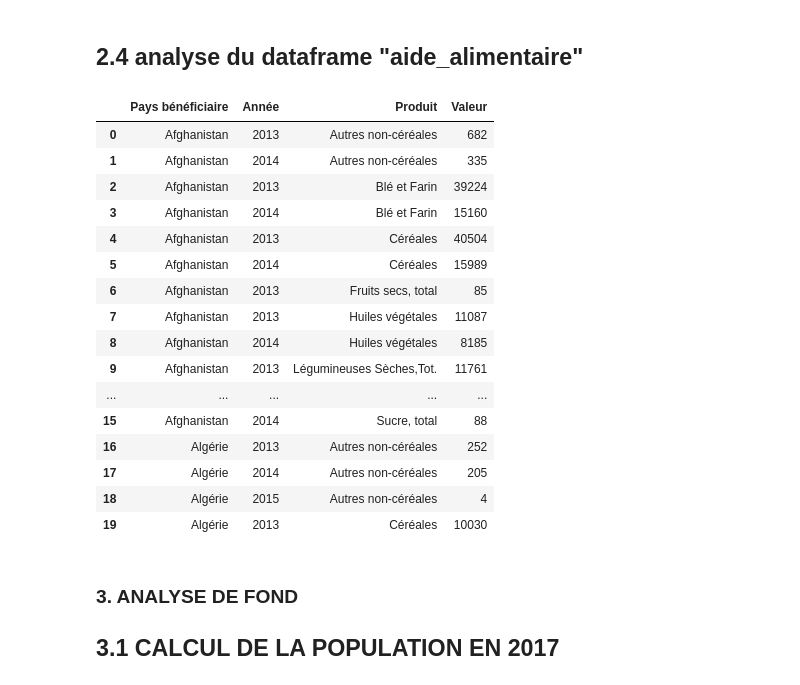
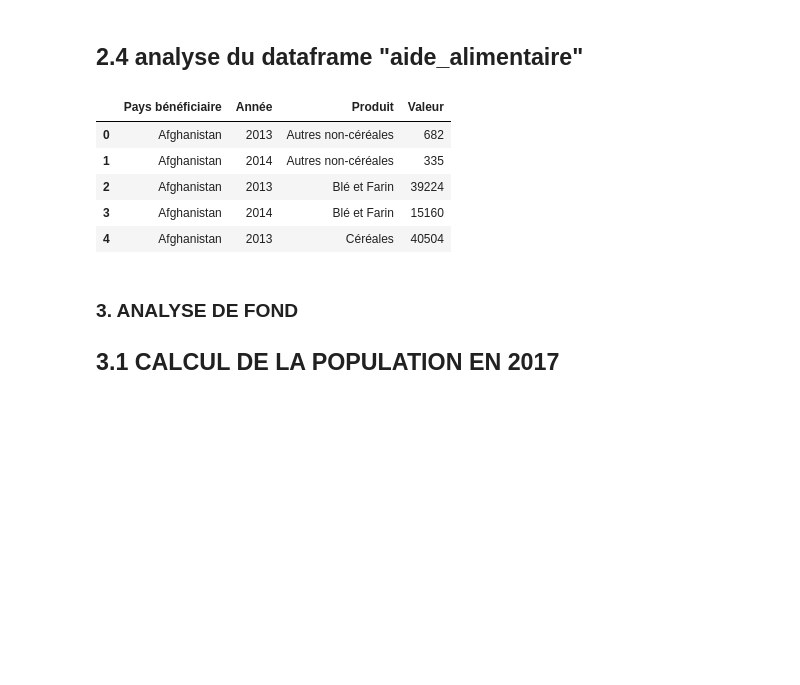
Before and after one commit to Tedjoulemohermann/Tedjoulemohermann, a Jupyter notebook: Projet1_analytics_Hermann.ipynb, the cells around one changed output. Drawn from its saved outputs; the diff is of its cells as text; code cells hidden in the pictures; blank space fills up the shorter version.

```diff
--- a/Projet1_analytics_Hermann.ipynb
+++ b/Projet1_analytics_Hermann.ipynb
@@ -188,25 +177,14 @@ memory usage: 2.1+ MB
 ## 2.4 analyse du dataframe "aide_alimentaire"
 # %%
 aide_alimentaire=pd.read_csv('aide_alimentaire.csv')
-aide_alimentaire.head(20)
+aide_alimentaire.head(5)
 # %% [output]
 |  | Pays bénéficiaire | Année | Produit | Valeur |
 | 0 | Afghanistan | 2013 | Autres non-céréales | 682 |
 | 1 | Afghanistan | 2014 | Autres non-céréales | 335 |
 | 2 | Afghanistan | 2013 | Blé et Farin | 39224 |
 | 3 | Afghanistan | 2014 | Blé et Farin | 15160 |
 | 4 | Afghanistan | 2013 | Céréales | 40504 |
-| 5 | Afghanistan | 2014 | Céréales | 15989 |
-| 6 | Afghanistan | 2013 | Fruits secs, total | 85 |
-| 7 | Afghanistan | 2013 | Huiles végétales | 11087 |
-| 8 | Afghanistan | 2014 | Huiles végétales | 8185 |
-| 9 | Afghanistan | 2013 | Légumineuses Sèches,Tot. | 11761 |
-| ... | ... | ... | ... | ... |
-| 15 | Afghanistan | 2014 | Sucre, total | 88 |
-| 16 | Algérie | 2013 | Autres non-céréales | 252 |
-| 17 | Algérie | 2014 | Autres non-céréales | 205 |
-| 18 | Algérie | 2015 | Autres non-céréales | 4 |
-| 19 | Algérie | 2013 | Céréales | 10030 |
 # %% [markdown]
 ### <a id="FOND">3. ANALYSE DE FOND</a>
 
```
Also changed, not shown: parts of 4 cells of this notebook.
